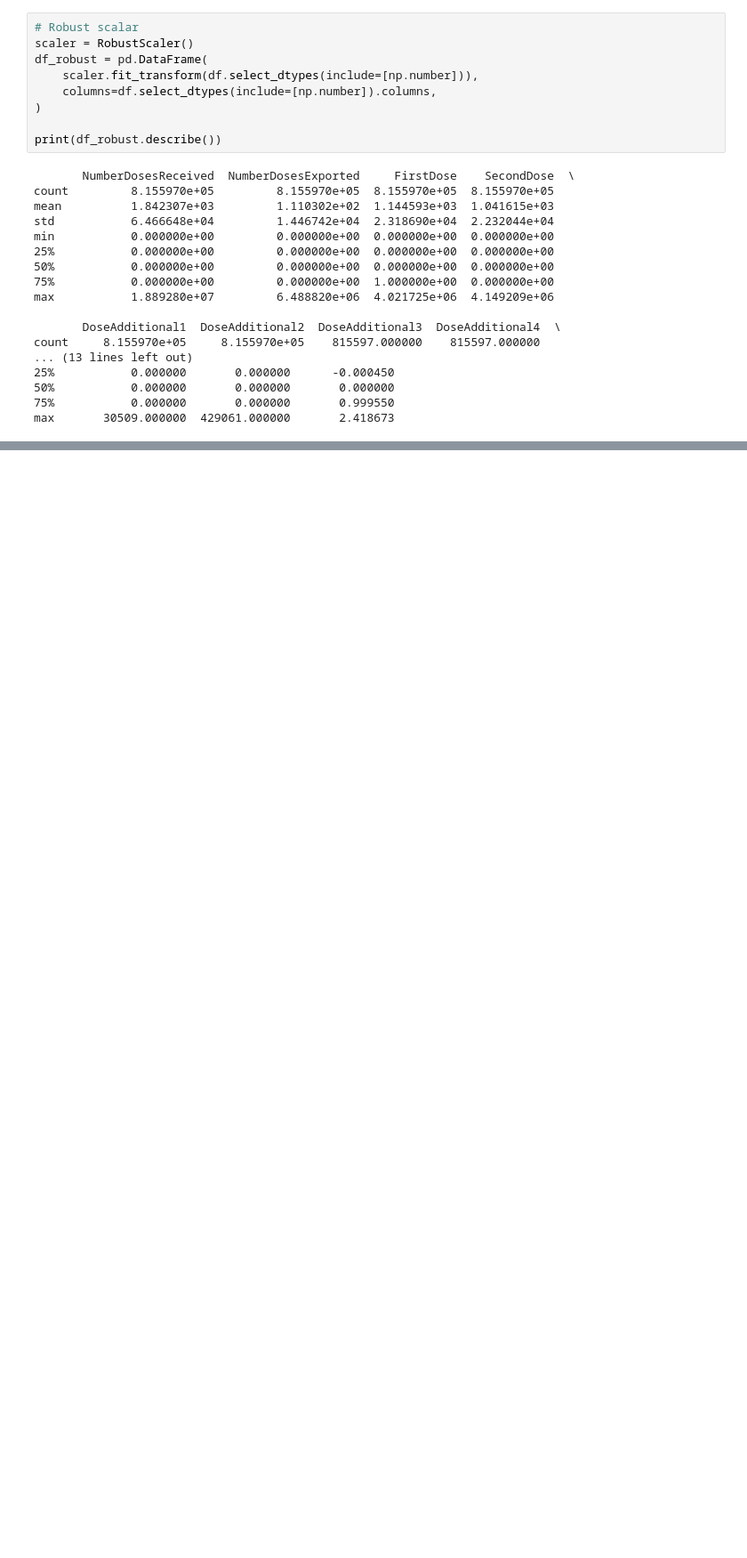
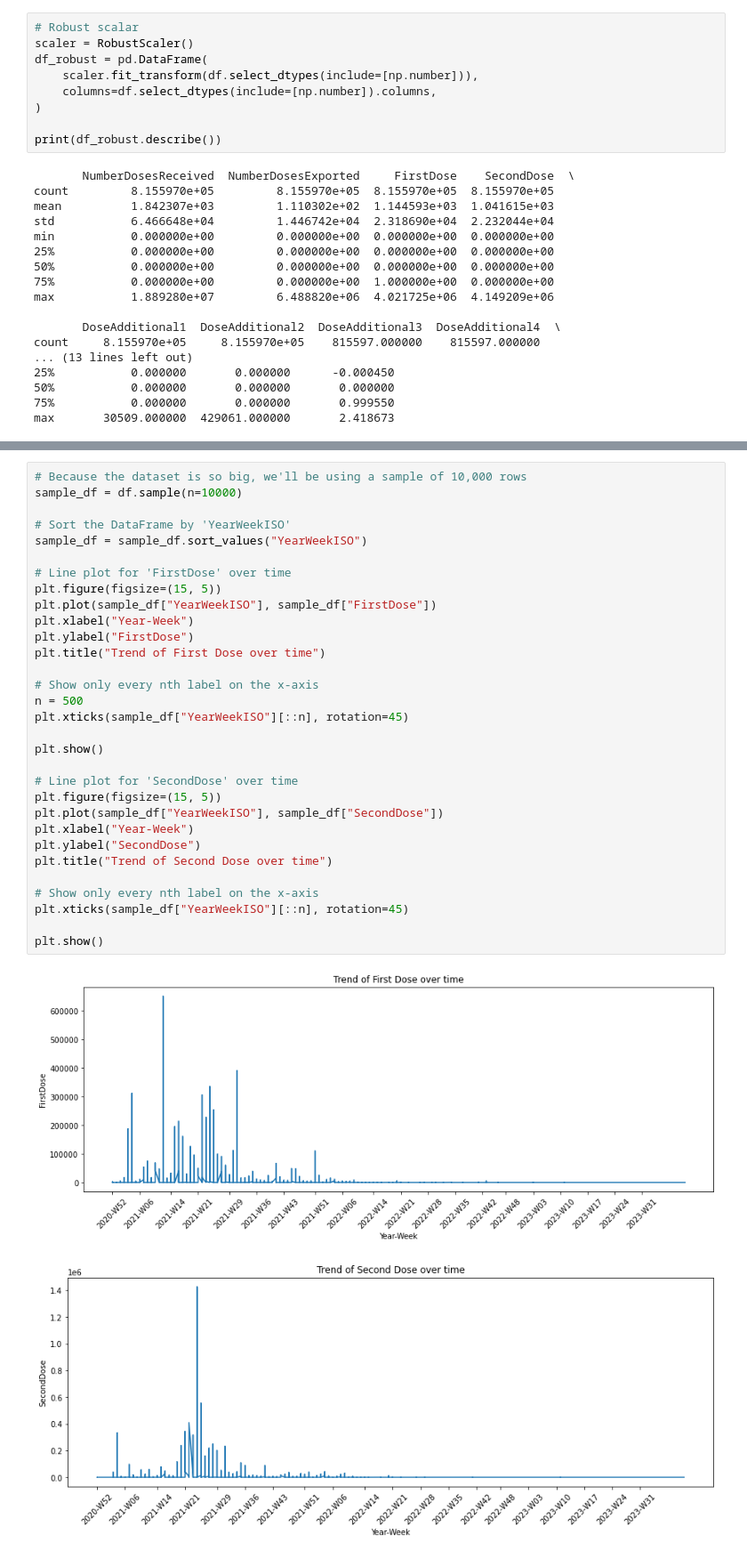
Before and after one commit to cctdoug/Data-Exploration-Prep-CA1, a Jupyter notebook: PAIR_CA1_Data_Exploration.ipynb, the cells around one changed output, grey strips where cells are left out. Shown at 89% size. Cells and saved outputs as stored; diff of their text form; blank space fills up the shorter version.

```diff
--- a/PAIR_CA1_Data_Exploration.ipynb
+++ b/PAIR_CA1_Data_Exploration.ipynb
@@ -227,0 +230,34 @@ max       30509.000000  429061.000000       2.418673
+# %%
+# Because the dataset is so big, we'll be using a sample of 10,000 rows
+sample_df = df.sample(n=10000)
+
+# Sort the DataFrame by 'YearWeekISO'
+sample_df = sample_df.sort_values("YearWeekISO")
+
+# Line plot for 'FirstDose' over time
+plt.figure(figsize=(15, 5))
+plt.plot(sample_df["YearWeekISO"], sample_df["FirstDose"])
+plt.xlabel("Year-Week")
+plt.ylabel("FirstDose")
+plt.title("Trend of First Dose over time")
+
+# Show only every nth label on the x-axis
+n = 500
+plt.xticks(sample_df["YearWeekISO"][::n], rotation=45)
+
+plt.show()
+
+# Line plot for 'SecondDose' over time
+plt.figure(figsize=(15, 5))
+plt.plot(sample_df["YearWeekISO"], sample_df["SecondDose"])
+plt.xlabel("Year-Week")
+plt.ylabel("SecondDose")
+plt.title("Trend of Second Dose over time")
+
+# Show only every nth label on the x-axis
+plt.xticks(sample_df["YearWeekISO"][::n], rotation=45)
+
+plt.show()
+# %% [output]
+[figure, added]
+[figure, added]
```
Also changed, not shown: parts of 13 cells of this notebook.
